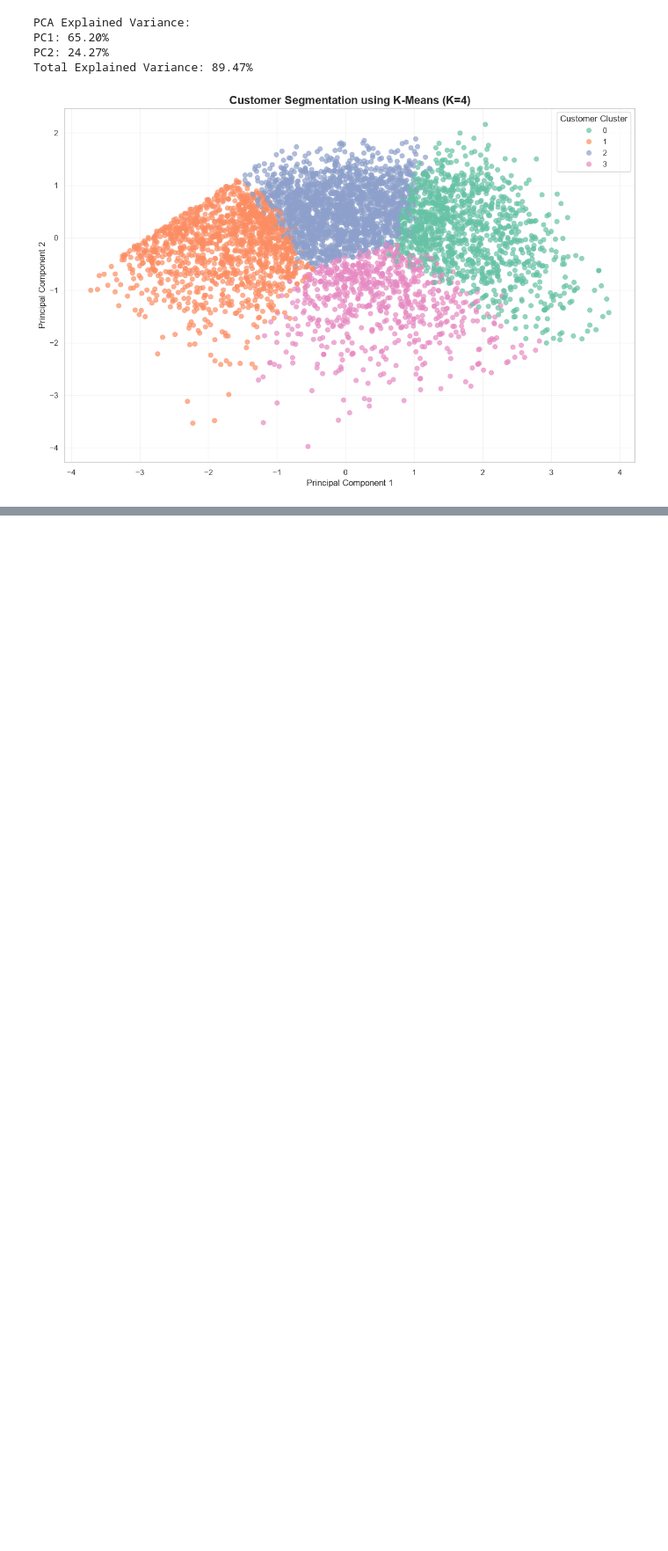
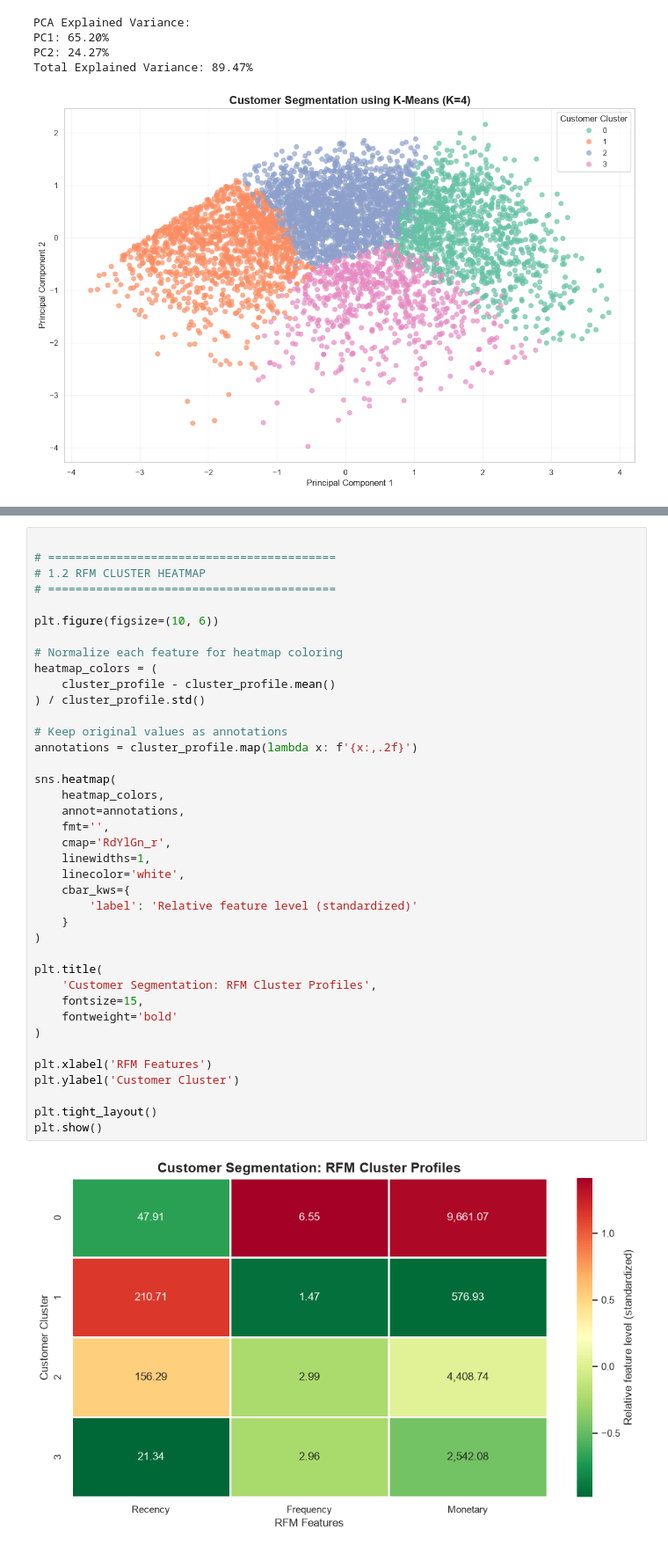
Before and after one commit to alisonchang1101/CDS3004_data_mining_project, a Jupyter notebook: ecommerce_analysis.ipynb, the cells around one changed output, grey strips where cells are left out. Shown at 88% size. Saved outputs shown, nothing was run; the diff lists cells and outputs as text; blank space fills up the shorter version.

```diff
--- a/ecommerce_analysis.ipynb
+++ b/ecommerce_analysis.ipynb
@@ -619,0 +675,41 @@ Total Explained Variance: 89.47%
+# %%
+
+# ==========================================
+# 1.2 RFM CLUSTER HEATMAP
+# ==========================================
+
+plt.figure(figsize=(10, 6))
+
+# Normalize each feature for heatmap coloring
+heatmap_colors = (
+    cluster_profile - cluster_profile.mean()
+) / cluster_profile.std()
+
+# Keep original values as annotations
+annotations = cluster_profile.map(lambda x: f'{x:,.2f}')
+
+sns.heatmap(
+    heatmap_colors,
+    annot=annotations,
+    fmt='',
+    cmap='RdYlGn_r',
+    linewidths=1,
+    linecolor='white',
+    cbar_kws={
+        'label': 'Relative feature level (standardized)'
+    }
+)
+
+plt.title(
+    'Customer Segmentation: RFM Cluster Profiles',
+    fontsize=15,
+    fontweight='bold'
+)
+
+plt.xlabel('RFM Features')
+plt.ylabel('Customer Cluster')
+
+plt.tight_layout()
+plt.show()
+# %% [output]
+[figure, added]
```
Also changed, not shown: parts of 7 cells of this notebook.
